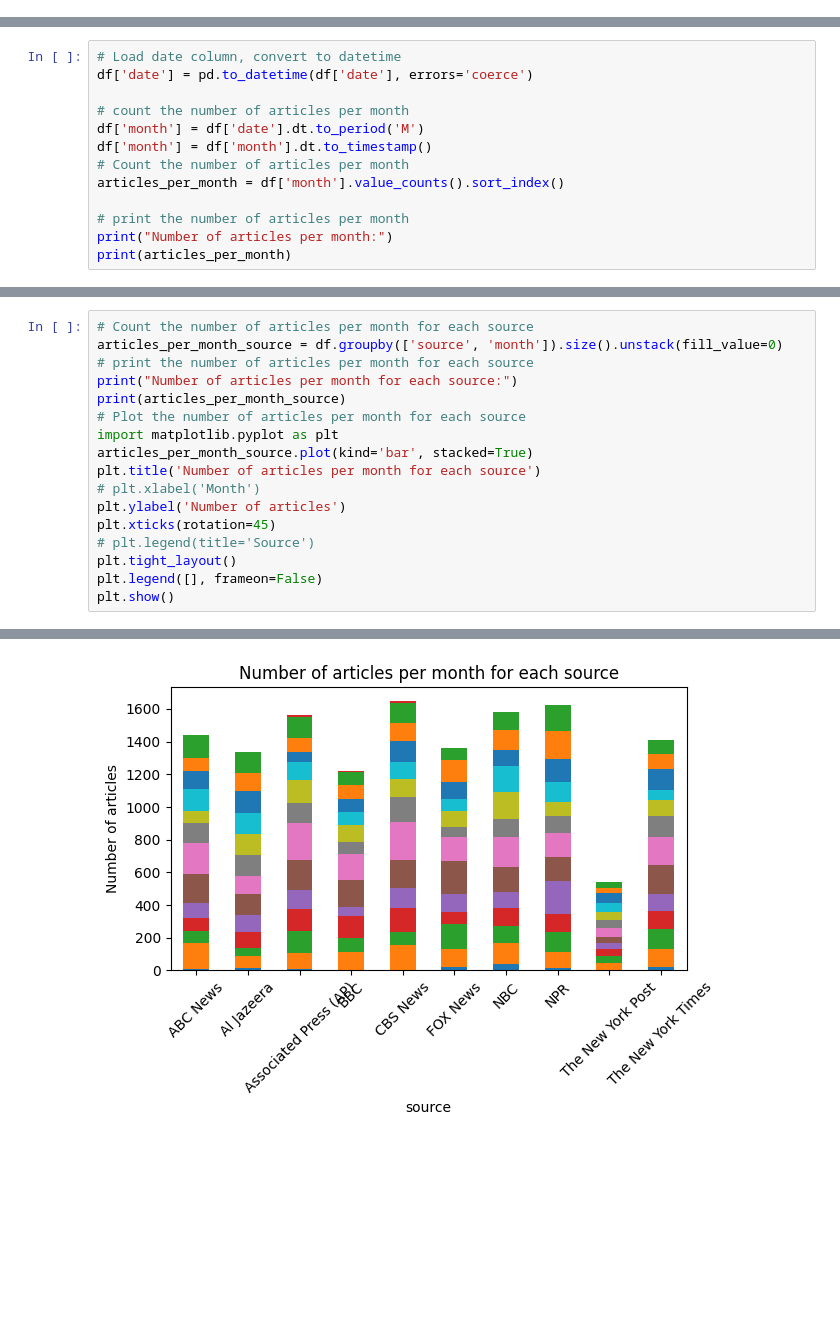
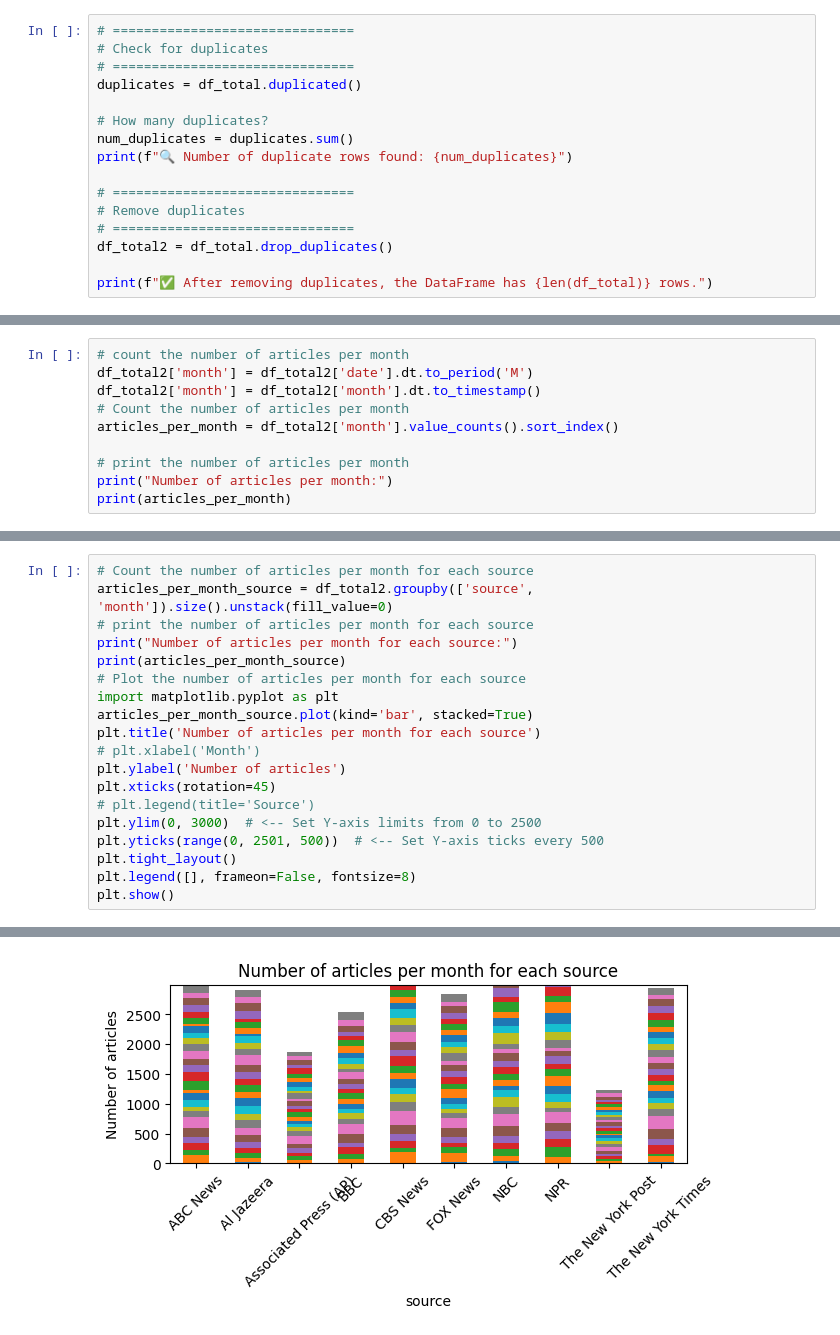
Before and after one commit to Carlos-Sibaja/2025Topics, a Jupyter notebook: test_csv.ipynb, the cells around one changed output, grey strips where cells are left out. Drawn from its saved outputs; the diff is of its cells as text; blank space fills up the shorter version.

```diff
--- a/test_csv.ipynb
+++ b/test_csv.ipynb
@@ -24,0 +103,16 @@ print(df.head())
+# %%
+# ===============================
+# Check for duplicates
+# ===============================
+duplicates = df_total.duplicated()
+
+# How many duplicates?
+num_duplicates = duplicates.sum()
+print(f"🔍 Number of duplicate rows found: {num_duplicates}")
+
+# ===============================
+# Remove duplicates
+# ===============================
+df_total2 = df_total.drop_duplicates()
+
+print(f"✅ After removing duplicates, the DataFrame has {len(df_total)} rows.")
@@ -25,12 +194,9 @@ print(df.head())
 # %%
-# Load date column, convert to datetime
-df['date'] = pd.to_datetime(df['date'], errors='coerce')
-
 # count the number of articles per month
-df['month'] = df['date'].dt.to_period('M')
-df['month'] = df['month'].dt.to_timestamp()
+df_total2['month'] = df_total2['date'].dt.to_period('M')
+df_total2['month'] = df_total2['month'].dt.to_timestamp()
 # Count the number of articles per month
-articles_per_month = df['month'].value_counts().sort_index()
+articles_per_month = df_total2['month'].value_counts().sort_index()
 
 # print the number of articles per month
 print("Number of articles per month:")
@@ -56,6 +232,6 @@ Name: count, dtype: int64
 # %%
 # Count the number of articles per month for each source
-articles_per_month_source = df.groupby(['source', 'month']).size().unstack(fill_value=0)
+articles_per_month_source = df_total2.groupby(['source', 'month']).size().unstack(fill_value=0)
 # print the number of articles per month for each source
 print("Number of articles per month for each source:")
 print(articles_per_month_source)
@@ -67,8 +243,10 @@ plt.title('Number of articles per month for each source')
 plt.ylabel('Number of articles')
 plt.xticks(rotation=45)
 # plt.legend(title='Source')
+plt.ylim(0, 3000)  # <-- Set Y-axis limits from 0 to 2500
+plt.yticks(range(0, 2501, 500))  # <-- Set Y-axis ticks every 500
 plt.tight_layout()
-plt.legend([], frameon=False)
+plt.legend([], frameon=False, fontsize=8)
 plt.show()
 # %% [output]
 Number of articles per month for each source:
@@ -91 +269 @@ The New York Times             85           0
-[figure, old version]
+[figure, new version]
```
Also changed, not shown: parts of 11 cells of this notebook, 20 other files.
